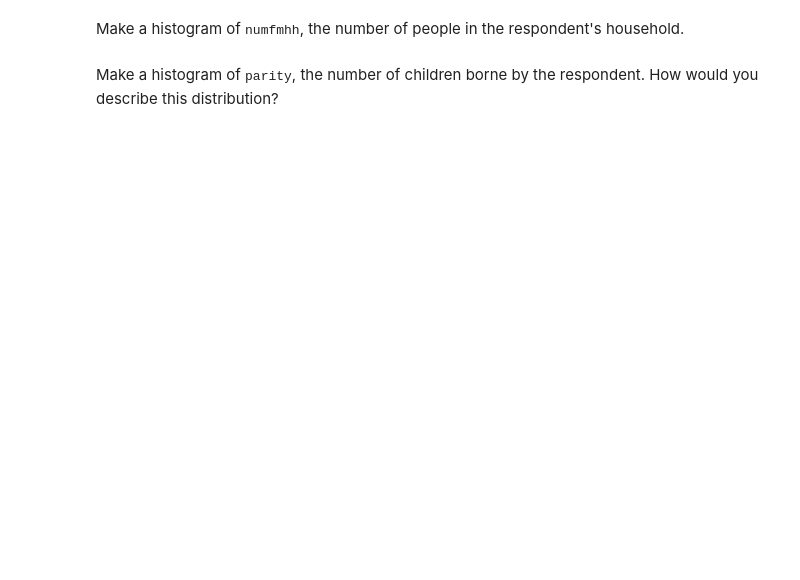
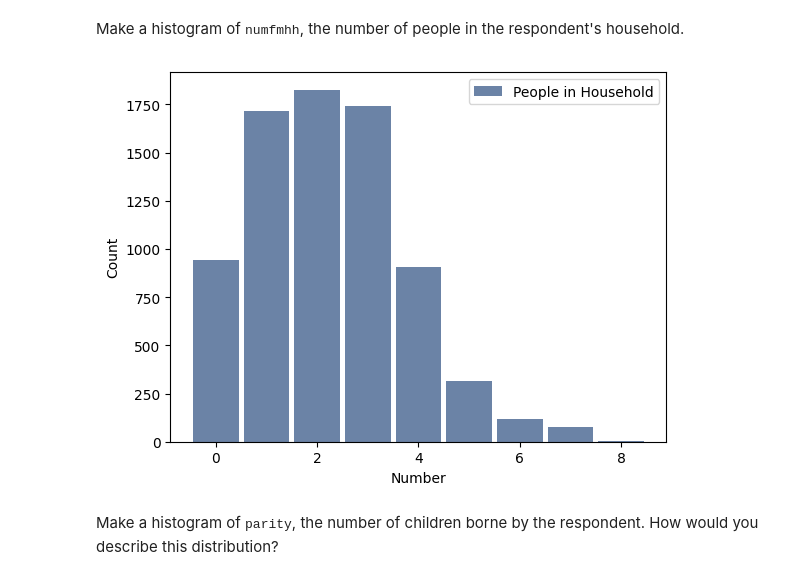
Before and after one commit to keineahnungking/MP2, a Jupyter notebook: chap02ex.ipynb, the cells around one changed output. Saved outputs shown, nothing was run; the diff lists cells and outputs as text; code cells hidden in the pictures; blank space fills up the shorter version.

```diff
--- a/chap02ex.ipynb
+++ b/chap02ex.ipynb
@@ -205,4 +310,10 @@ Make a histogram of <tt>age_r</tt>, the respondent's age at the time of intervie
 # %% [markdown]
 Make a histogram of <tt>numfmhh</tt>, the number of people in the respondent's household.
+# %%
+hist = thinkstats2.Hist(resp.numfmhh, label="People in Household")
+thinkplot.Hist(hist)
+thinkplot.config(xlabel="Number", ylabel="Count")
+# %% [output]
+[figure, added]
 # %% [markdown]
 Make a histogram of <tt>parity</tt>, the number of children borne by the respondent.  How would you describe this distribution?
```
Also changed, not shown: parts of 35 cells of this notebook.
